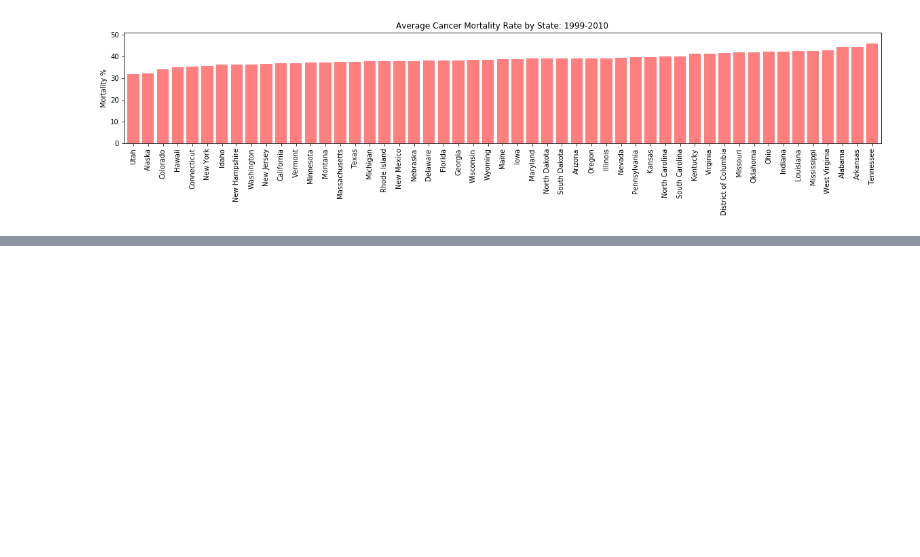
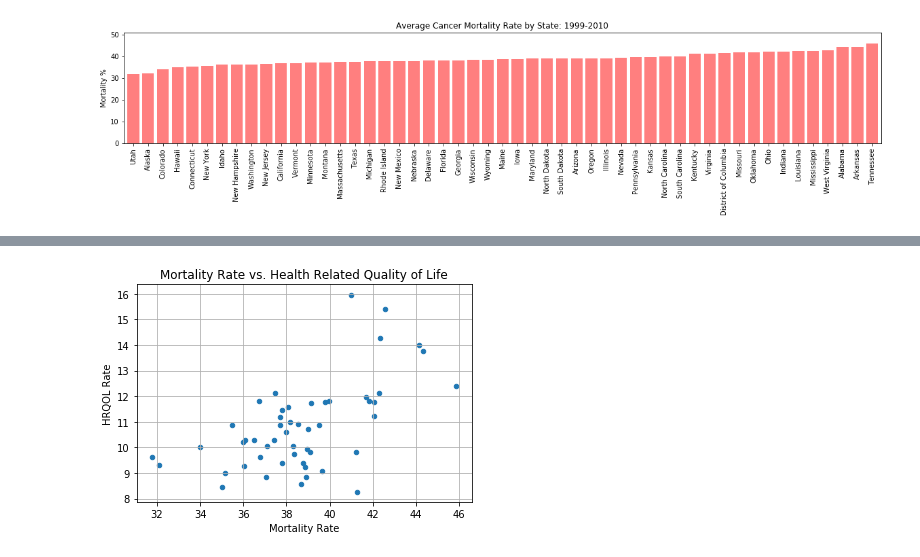
Before and after one commit to dan-brueckman/Group-Project1, a Jupyter notebook: HRQOL vs. Cancer Mortality_Incidence.ipynb, the cells around one changed output, grey strips where cells are left out. Saved outputs shown, nothing was run; the diff lists cells and outputs as text; code cells hidden in the pictures; blank space fills up the shorter version.

```diff
--- a/HRQOL vs. Cancer Mortality_Incidence.ipynb
+++ b/HRQOL vs. Cancer Mortality_Incidence.ipynb
@@ -231,0 +258,8 @@ avg_state_hrqol_df.head()
+# %%
+# Create a scatter plot comparing Mortality Rate vs. Health Related Quality of Life
+hmi_combined_df.plot(kind="scatter", x="Mortality Rate", y="HRQOL Rate", grid=True,
+             title="Mortality Rate vs. Health Related Quality of Life")
+#plt.savefig('Scatterplot.png')
+plt.show()
+# %% [output]
+[figure, added]
```
Also changed, not shown: parts of 6 cells of this notebook, 2 other files.
